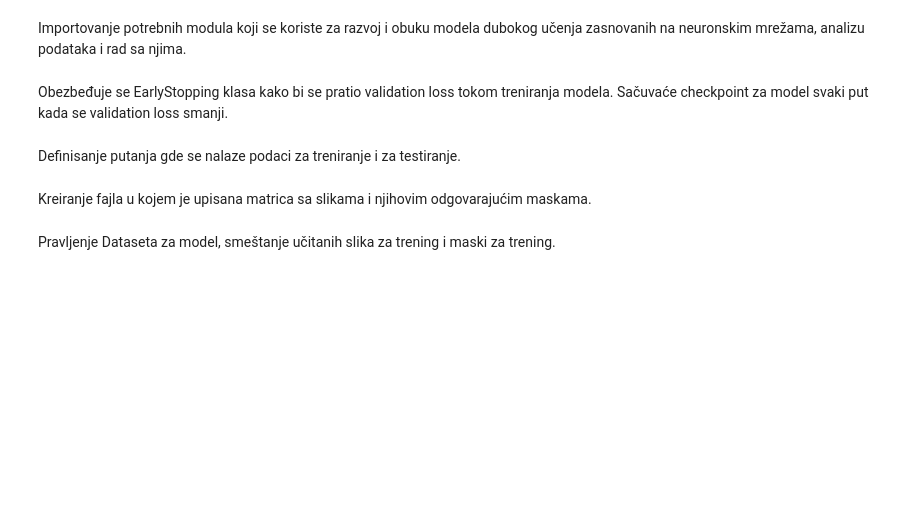
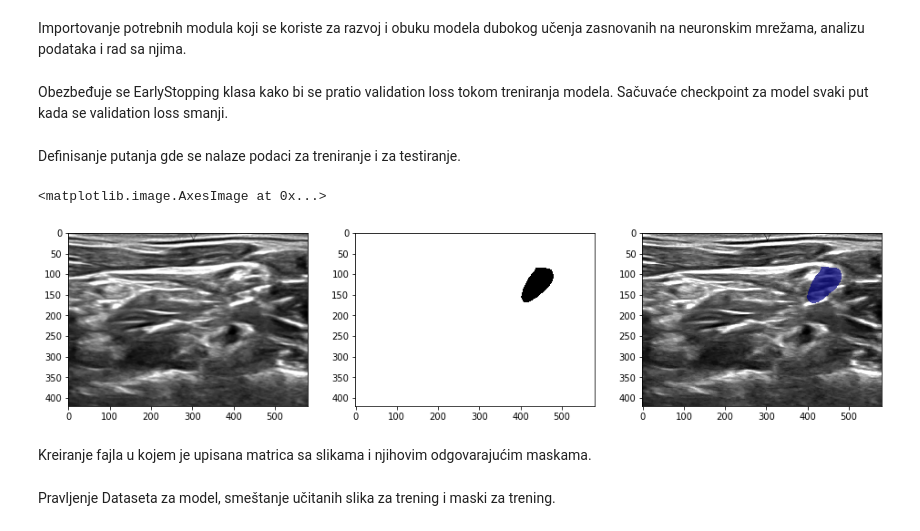
Before and after one commit to IT3-2017/PPPO_Projekat, a Jupyter notebook: ProjektniZadatak_SegmentacijaNerava.ipynb, the cells around one changed output. Saved outputs shown, nothing was run; the diff lists cells and outputs as text; code cells hidden in the pictures; blank space fills up the shorter version.

```diff
--- a/ProjektniZadatak_SegmentacijaNerava.ipynb
+++ b/ProjektniZadatak_SegmentacijaNerava.ipynb
@@ -137,6 +137,22 @@ test_path = 'test'
 
 train_csv_path = 'train_annotation.csv'
 test_path = 'test'
+# %%
+# Prikaz prve slike i odgovarajuce maske za prvu osobu
+image1 = np.array(Image.open("train/"+"1_1.tif"))
+image1_mask = np.array(Image.open("train/"+"1_1_mask.tif"))
+image1_mask = np.ma.masked_where(image1_mask == 0, image1_mask)
+
+fig, ax = plt.subplots(1,3,figsize = (16,12))
+ax[0].imshow(image1, cmap = 'gray')
+
+ax[1].imshow(image1_mask, cmap = 'gray')
+
+ax[2].imshow(image1, cmap = 'gray', interpolation = 'none')
+ax[2].imshow(image1_mask, cmap = 'jet', interpolation = 'none', alpha = 0.7)
+# %% [output]
+<matplotlib.image.AxesImage at 0x...>
+[figure, added]
 # %%
 def create_csv(data_path, out_csv_path, key_word='mask'):
     to_delete = f'_{key_word}'
```
Also changed, not shown: parts of 3 cells of this notebook.
